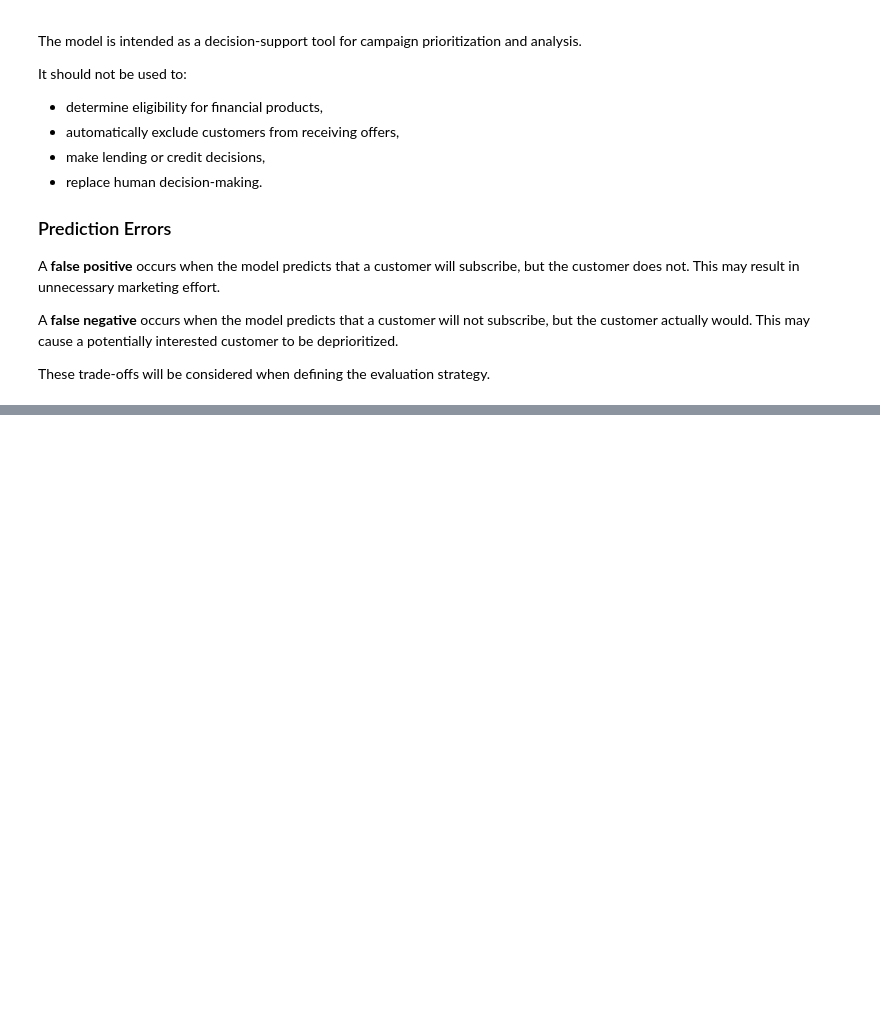
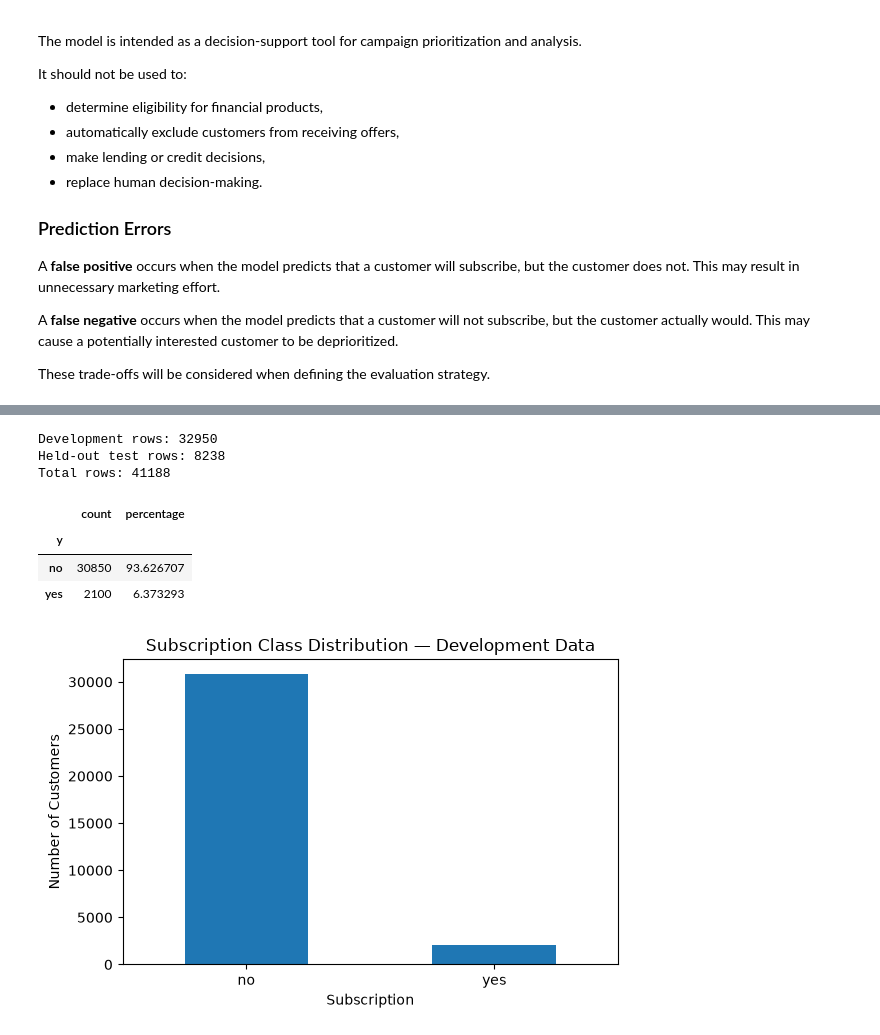
Before and after one commit to NourhanFarag/bank-marketing-subscription-prediction, a Jupyter notebook: notebooks/01_bank_marketing_analysis.ipynb, the cells around one changed output, grey strips where cells are left out. Drawn from its saved outputs; the diff is of its cells as text; code cells hidden in the pictures; blank space fills up the shorter version.

Commit message:
Complete exploratory data analysis

```diff
--- a/notebooks/01_bank_marketing_analysis.ipynb
+++ b/notebooks/01_bank_marketing_analysis.ipynb
@@ -87,0 +91,13 @@ Decision-threshold analysis will be performed later using validation data rather
+# %%
+from pathlib import Path
+import pandas as pd
+import numpy as np
+
+PROJECT_ROOT = Path.cwd()
+
+if PROJECT_ROOT.name == "notebooks":
+    PROJECT_ROOT = PROJECT_ROOT.parent
+
+DATA_PATH = PROJECT_ROOT / "data" / "bank-additional-full.csv"
+
+df = pd.read_csv(DATA_PATH, sep=";")
@@ -87,0 +435,43 @@ Decision-threshold analysis will be performed later using validation data rather
+# %%
+SPLIT_RATIO = 0.80
+split_index = int(len(df) * SPLIT_RATIO)
+
+dev_df = df.iloc[:split_index].copy()
+test_df = df.iloc[split_index:].copy()
+
+print("Development rows:", len(dev_df))
+print("Held-out test rows:", len(test_df))
+print("Total rows:", len(dev_df) + len(test_df))
+# %% [output]
+Development rows: 32950
+Held-out test rows: 8238
+Total rows: 41188
+# %%
+import matplotlib.pyplot as plt
+
+dev_target_summary = pd.DataFrame({
+    "count": dev_df["y"].value_counts(),
+    "percentage": dev_df["y"].value_counts(normalize=True) * 100
+})
+
+dev_target_summary
+# %% [output]
+|  | count | percentage |
+| y |  |  |
+| no | 30850 | 93.626707 |
+| yes | 2100 | 6.373293 |
+# %%
+ax = dev_df["y"].value_counts().plot(
+    kind="bar",
+    figsize=(6, 4)
+)
+
+ax.set_title("Subscription Class Distribution — Development Data")
+ax.set_xlabel("Subscription")
+ax.set_ylabel("Number of Customers")
+
+plt.xticks(rotation=0)
+plt.tight_layout()
+plt.show()
+# %% [output]
+[figure, added]
```
Also changed, not shown: parts of 39 cells of this notebook.
